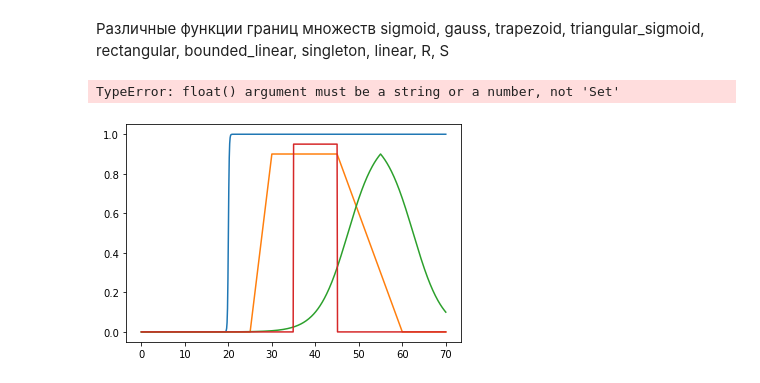
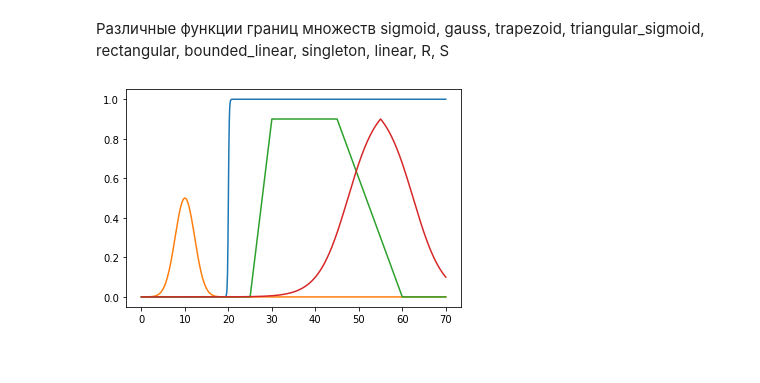
Before and after one commit to Genia163/AI-system, a Jupyter notebook: Fuzzlogic.ipynb, the cells around one changed output. Drawn from its saved outputs; the diff is of its cells as text; code cells hidden in the pictures.

```diff
--- a/Fuzzlogic.ipynb
+++ b/Fuzzlogic.ipynb
@@ -45,17 +43,12 @@ sigmoid, gauss, trapezoid, triangular_sigmoid, rectangular, bounded_linear, sing
 # %%
 T = Domain("test", 0, 70, res=0.1)
 T.sigmoid = sigmoid(1,10,20) # sigmoid(L, k, x0) f(x) = L / (1 + e^(-k*(x-x0))) L - Высота функции, k - крутизна, x0 центр сигмоида
 T.sigmoid.plot()
 T.gauss = gauss(10, .1, c_m=0.5) # gauss(c, b, *, c_m=1): c - точка максимума b - крутизна c_m - Высота функции
-#T.gauss.plot()
+T.gauss.plot()
 T.trapezoid = trapezoid(25, 30, 45, 60, c_m=0.9) # ну тут понятно точки перегибов и высота
 T.trapezoid.plot()
 T.triangular_sigmoid = triangular_sigmoid(40, 70, c=55) # Начало, конец, центр
 T.triangular_sigmoid.plot()
-T.rectangular = rectangular(35, 45, c_m=0.95)
-T.rectangular.plot()
-plt.legend('sigmoid','gauss')
-plt.plot()
 # %% [output]
-TypeError: float() argument must be a string or a number, not 'Set'
-[figure, old version]
+[figure, new version]
```
Also changed, not shown: parts of 11 cells of this notebook.
